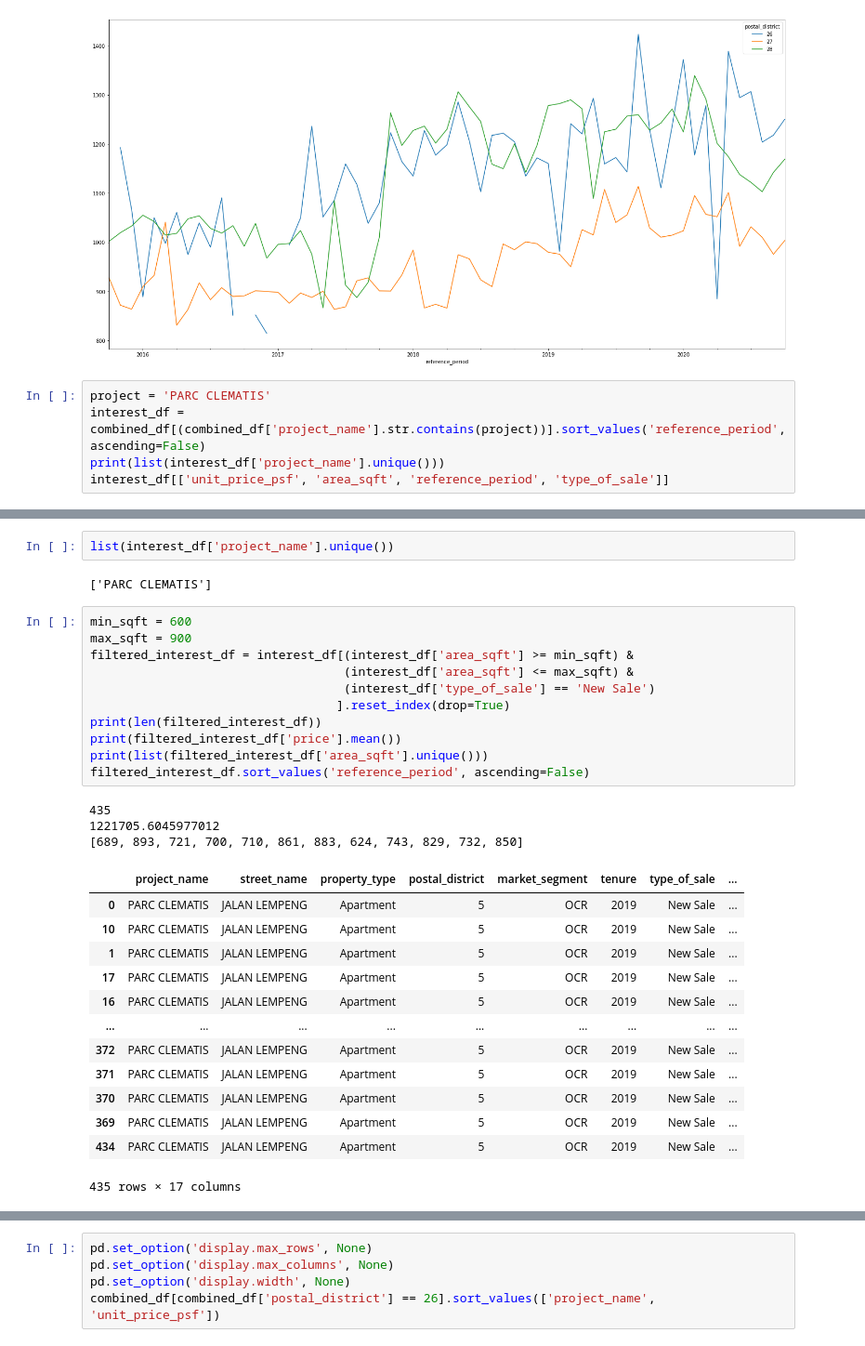
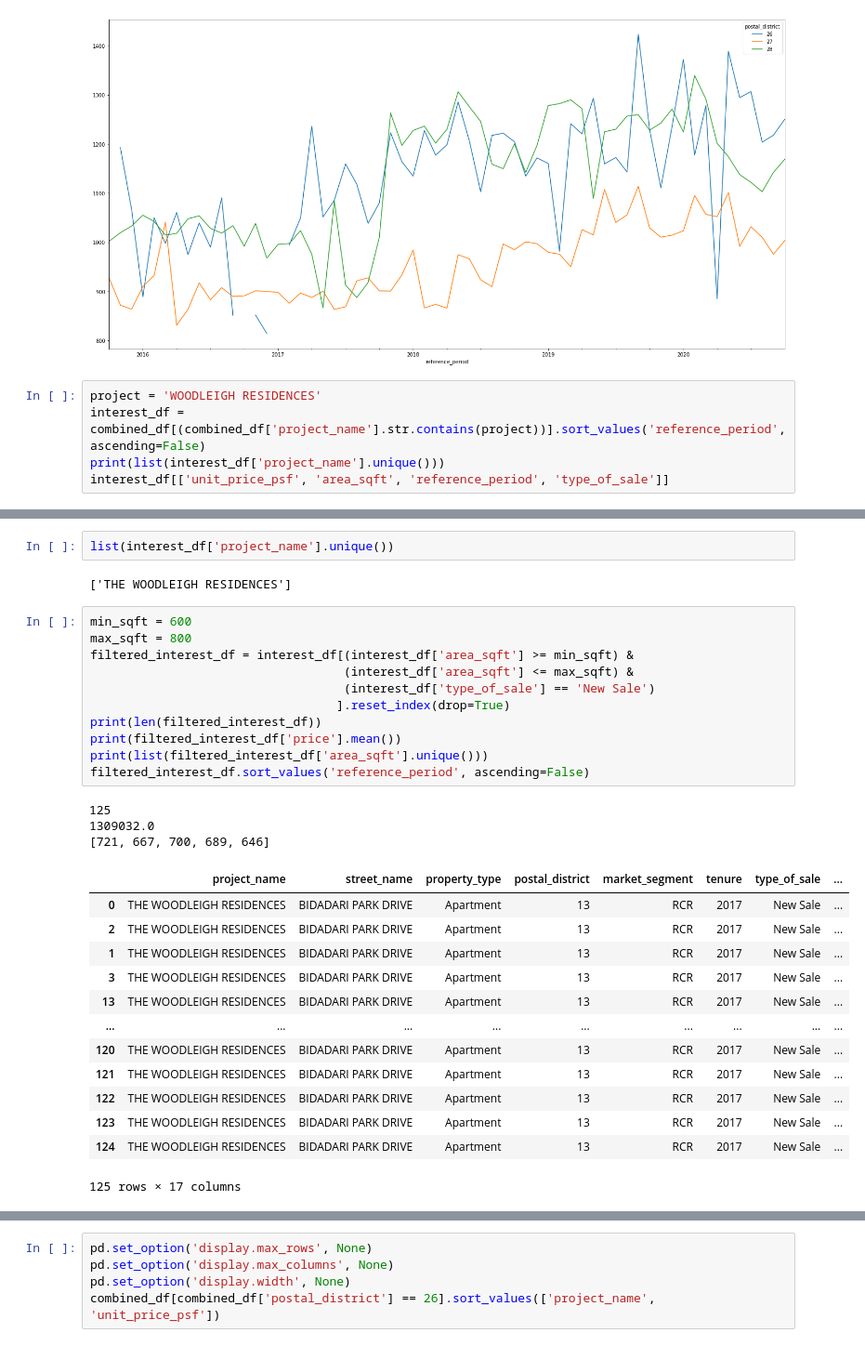
Before and after one commit to zhiyong-ong/housing, a Jupyter notebook: server/notebooks/analysis.ipynb, the cells around one changed output, grey strips where cells are left out. Shown at 93% size. Saved outputs shown, nothing was run; the diff lists cells and outputs as text.

```diff
--- a/server/notebooks/analysis.ipynb
+++ b/server/notebooks/analysis.ipynb
@@ -116,7 +116,7 @@ mean_df.plot(figsize=(24,12), y=[26,27,28])
 <AxesSubplot:xlabel='reference_period'>
 [figure]
 # %%
-project = 'PARC CLEMATIS'
+project = 'WOODLEIGH RESIDENCES'
 interest_df = combined_df[(combined_df['project_name'].str.contains(project))].sort_values('reference_period', ascending=False)
 print(list(interest_df['project_name'].unique()))
 interest_df[['unit_price_psf', 'area_sqft', 'reference_period', 'type_of_sale']]
@@ -138,35 +138,35 @@ interest_df[['unit_price_psf', 'area_sqft', 'reference_period', 'type_of_sale']]
 # %%
 list(interest_df['project_name'].unique())
 # %% [output]
-['PARC CLEMATIS']
+['THE WOODLEIGH RESIDENCES']
 # %%
 min_sqft = 600
-max_sqft = 900
+max_sqft = 800
 filtered_interest_df = interest_df[(interest_df['area_sqft'] >= min_sqft) &
                                    (interest_df['area_sqft'] <= max_sqft) &
                                    (interest_df['type_of_sale'] == 'New Sale')
                                   ].reset_index(drop=True)
 print(len(filtered_interest_df))
 print(filtered_interest_df['price'].mean())
 print(list(filtered_interest_df['area_sqft'].unique()))
 filtered_interest_df.sort_values('reference_period', ascending=False)
 # %% [output]
-435
-1221705.6045977012
-[689, 893, 721, 700, 710, 861, 883, 624, 743, 829, 732, 850]
+125
+1309032.0
+[721, 667, 700, 689, 646]
 |  | project_name | street_name | property_type | postal_district | market_segment | tenure | type_of_sale | ... |
-| 0 | PARC CLEMATIS | JALAN LEMPENG | Apartment | 5 | OCR | 2019 | New Sale | ... |
-| 10 | PARC CLEMATIS | JALAN LEMPENG | Apartment | 5 | OCR | 2019 | New Sale | ... |
-| 1 | PARC CLEMATIS | JALAN LEMPENG | Apartment | 5 | OCR | 2019 | New Sale | ... |
-| 17 | PARC CLEMATIS | JALAN LEMPENG | Apartment | 5 | OCR | 2019 | New Sale | ... |
-| 16 | PARC CLEMATIS | JALAN LEMPENG | Apartment | 5 | OCR | 2019 | New Sale | ... |
+| 0 | THE WOODLEIGH RESIDENCES | BIDADARI PARK DRIVE | Apartment | 13 | RCR | 2017 | New Sale | ... |
+| 2 | THE WOODLEIGH RESIDENCES | BIDADARI PARK DRIVE | Apartment | 13 | RCR | 2017 | New Sale | ... |
+| 1 | THE WOODLEIGH RESIDENCES | BIDADARI PARK DRIVE | Apartment | 13 | RCR | 2017 | New Sale | ... |
+| 3 | THE WOODLEIGH RESIDENCES | BIDADARI PARK DRIVE | Apartment | 13 | RCR | 2017 | New Sale | ... |
+| 13 | THE WOODLEIGH RESIDENCES | BIDADARI PARK DRIVE | Apartment | 13 | RCR | 2017 | New Sale | ... |
 | ... | ... | ... | ... | ... | ... | ... | ... | ... |
-| 372 | PARC CLEMATIS | JALAN LEMPENG | Apartment | 5 | OCR | 2019 | New Sale | ... |
-| 371 | PARC CLEMATIS | JALAN LEMPENG | Apartment | 5 | OCR | 2019 | New Sale | ... |
-| 370 | PARC CLEMATIS | JALAN LEMPENG | Apartment | 5 | OCR | 2019 | New Sale | ... |
-| 369 | PARC CLEMATIS | JALAN LEMPENG | Apartment | 5 | OCR | 2019 | New Sale | ... |
-| 434 | PARC CLEMATIS | JALAN LEMPENG | Apartment | 5 | OCR | 2019 | New Sale | ... |
+| 120 | THE WOODLEIGH RESIDENCES | BIDADARI PARK DRIVE | Apartment | 13 | RCR | 2017 | New Sale | ... |
+| 121 | THE WOODLEIGH RESIDENCES | BIDADARI PARK DRIVE | Apartment | 13 | RCR | 2017 | New Sale | ... |
+| 122 | THE WOODLEIGH RESIDENCES | BIDADARI PARK DRIVE | Apartment | 13 | RCR | 2017 | New Sale | ... |
+| 123 | THE WOODLEIGH RESIDENCES | BIDADARI PARK DRIVE | Apartment | 13 | RCR | 2017 | New Sale | ... |
+| 124 | THE WOODLEIGH RESIDENCES | BIDADARI PARK DRIVE | Apartment | 13 | RCR | 2017 | New Sale | ... |
-435 rows × 17 columns
+125 rows × 17 columns
 # %%
 filtered_interest_df.groupby(['reference_period'])['area_sqft'].count()
 # %% [output]
```
Also changed, not shown: parts of 6 cells of this notebook, 4 other files.
